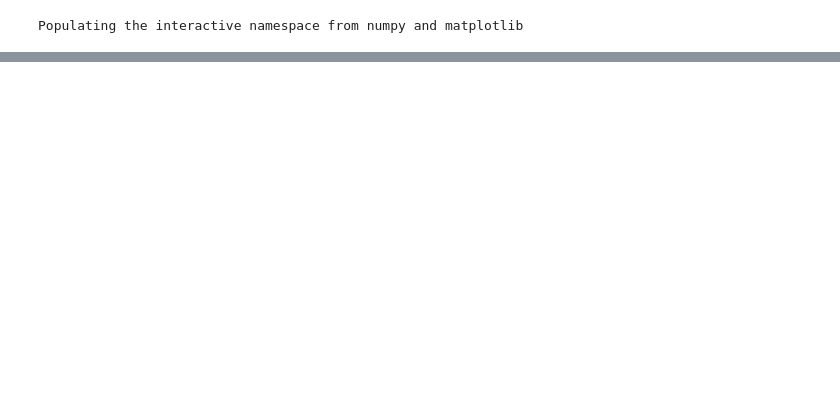
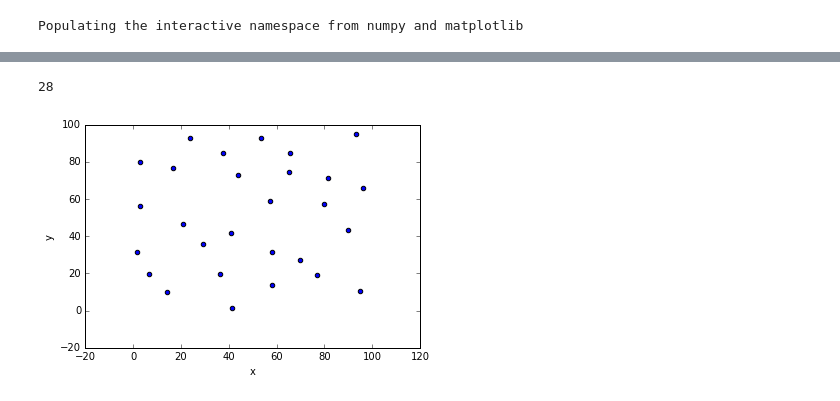
Before and after one commit to tisaconundrum2/autocnet, a Jupyter notebook: notebooks/spatial_suppression_testing.ipynb, the cells around one changed output, grey strips where cells are left out. Cells and saved outputs as stored; diff of their text form; code cells hidden in the pictures; blank space fills up the shorter version.

```diff
--- a/notebooks/spatial_suppression_testing.ipynb
+++ b/notebooks/spatial_suppression_testing.ipynb
@@ -76,5 +50,6 @@ df.plot(kind = 'scatter', x = 'x', y = 'y')
 # %%
 df[minimum.mask].plot(kind = 'scatter', x = 'x', y = 'y')
 print(len(df[minimum.mask]))
-
-assertIsInstance(df[minimum.mask], (3, 5))
+# %% [output]
+28
+[figure, added]
```
Also changed, not shown: parts of 8 cells of this notebook, 2 other files.
